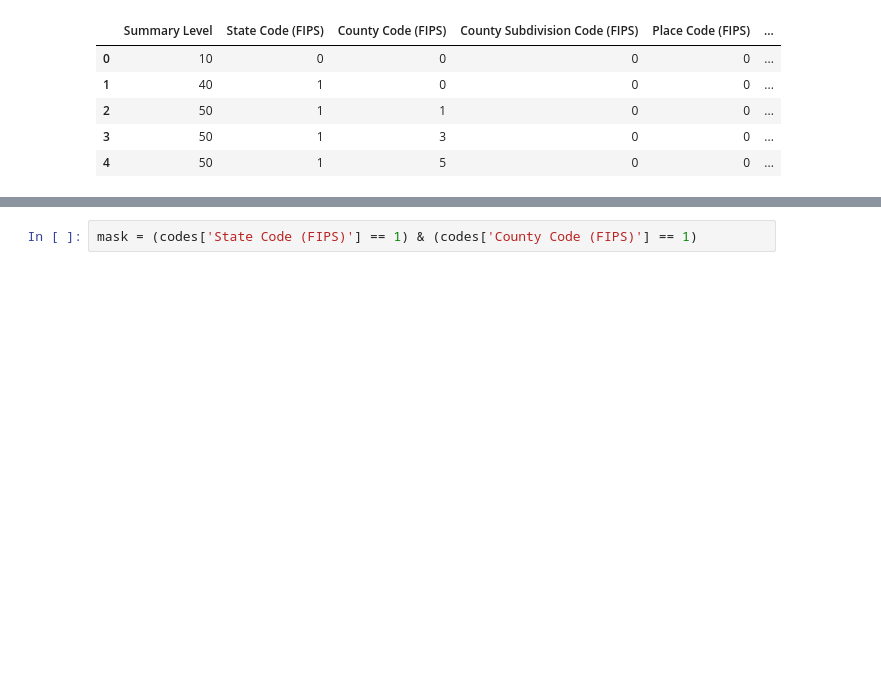
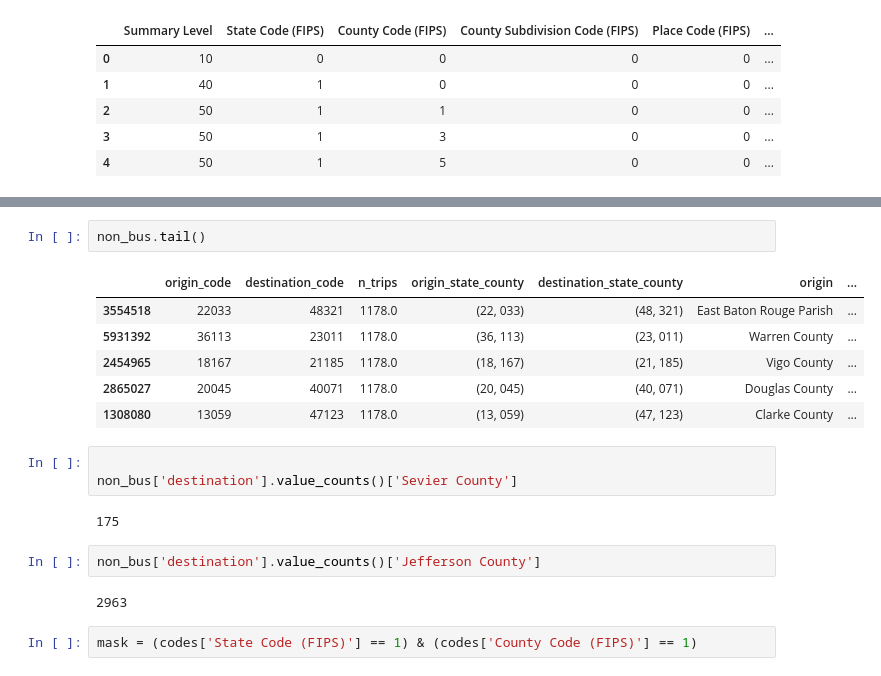
Before and after one commit to taylor-curran/vrb-know, a Jupyter notebook: data/travel_revenue/origin_destination.ipynb, the cells around one changed output, grey strips where cells are left out. Saved outputs shown, nothing was run; the diff lists cells and outputs as text; blank space fills up the shorter version.

```diff
--- a/data/travel_revenue/origin_destination.ipynb
+++ b/data/travel_revenue/origin_destination.ipynb
@@ -124,3 +220,21 @@ origin[15:49]
+# %%
+non_bus.tail()
+# %% [output]
+|  | origin_code | destination_code | n_trips | origin_state_county | destination_state_county | origin | ... |
+| 3554518 | 22033 | 48321 | 1178.0 | (22, 033) | (48, 321) | East Baton Rouge Parish | ... |
+| 5931392 | 36113 | 23011 | 1178.0 | (36, 113) | (23, 011) | Warren County | ... |
+| 2454965 | 18167 | 21185 | 1178.0 | (18, 167) | (21, 185) | Vigo County | ... |
+| 2865027 | 20045 | 40071 | 1178.0 | (20, 045) | (40, 071) | Douglas County | ... |
+| 1308080 | 13059 | 47123 | 1178.0 | (13, 059) | (47, 123) | Clarke County | ... |
+# %%
+
+non_bus['destination'].value_counts()['Sevier County']
+# %% [output]
+175
+# %%
+non_bus['destination'].value_counts()['Jefferson County']
+# %% [output]
+2963
 # %%
 mask = (codes['State Code (FIPS)'] == 1) & (codes['County Code (FIPS)'] == 1)
 # %%
```
Also changed, not shown: parts of 25 cells of this notebook, 2 other files.
